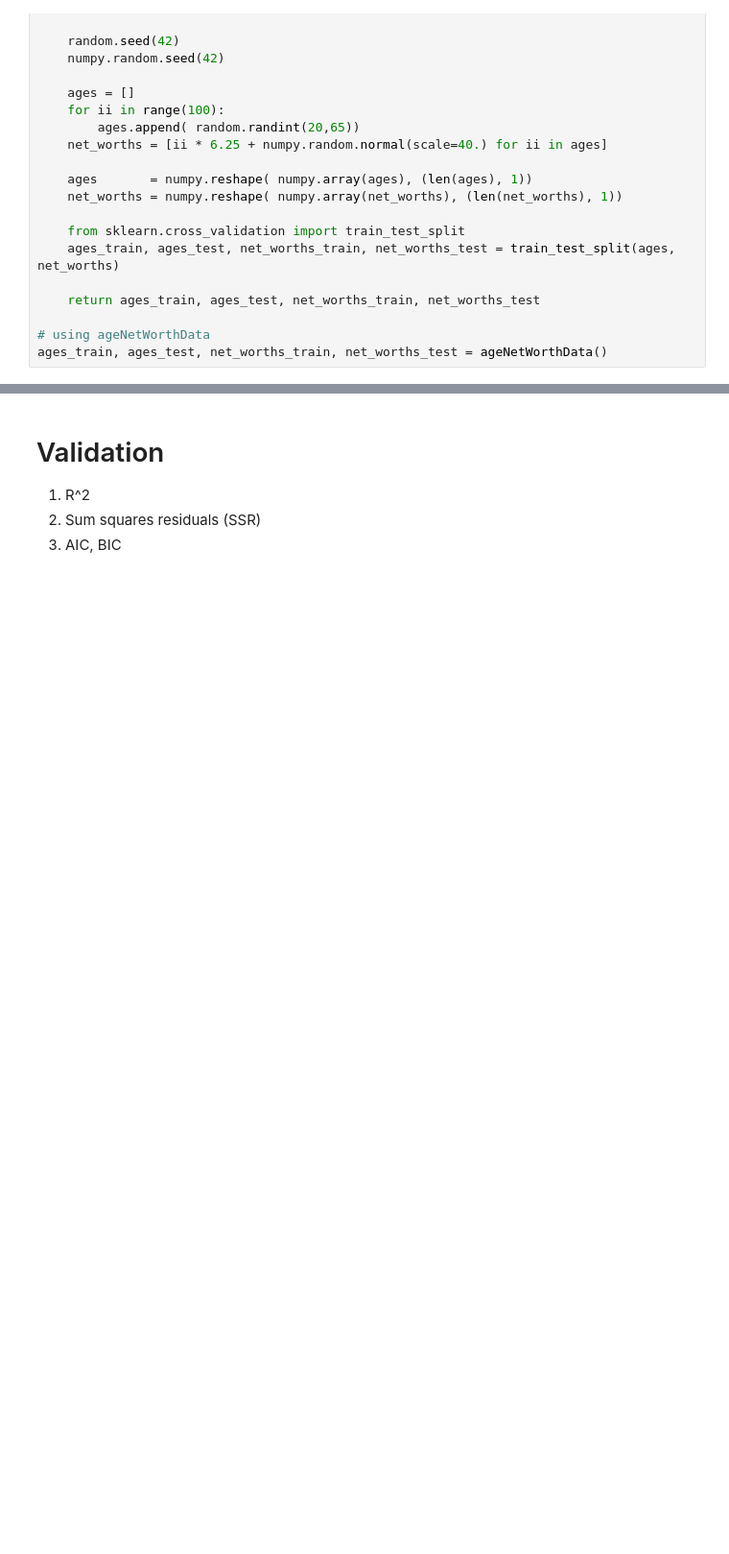
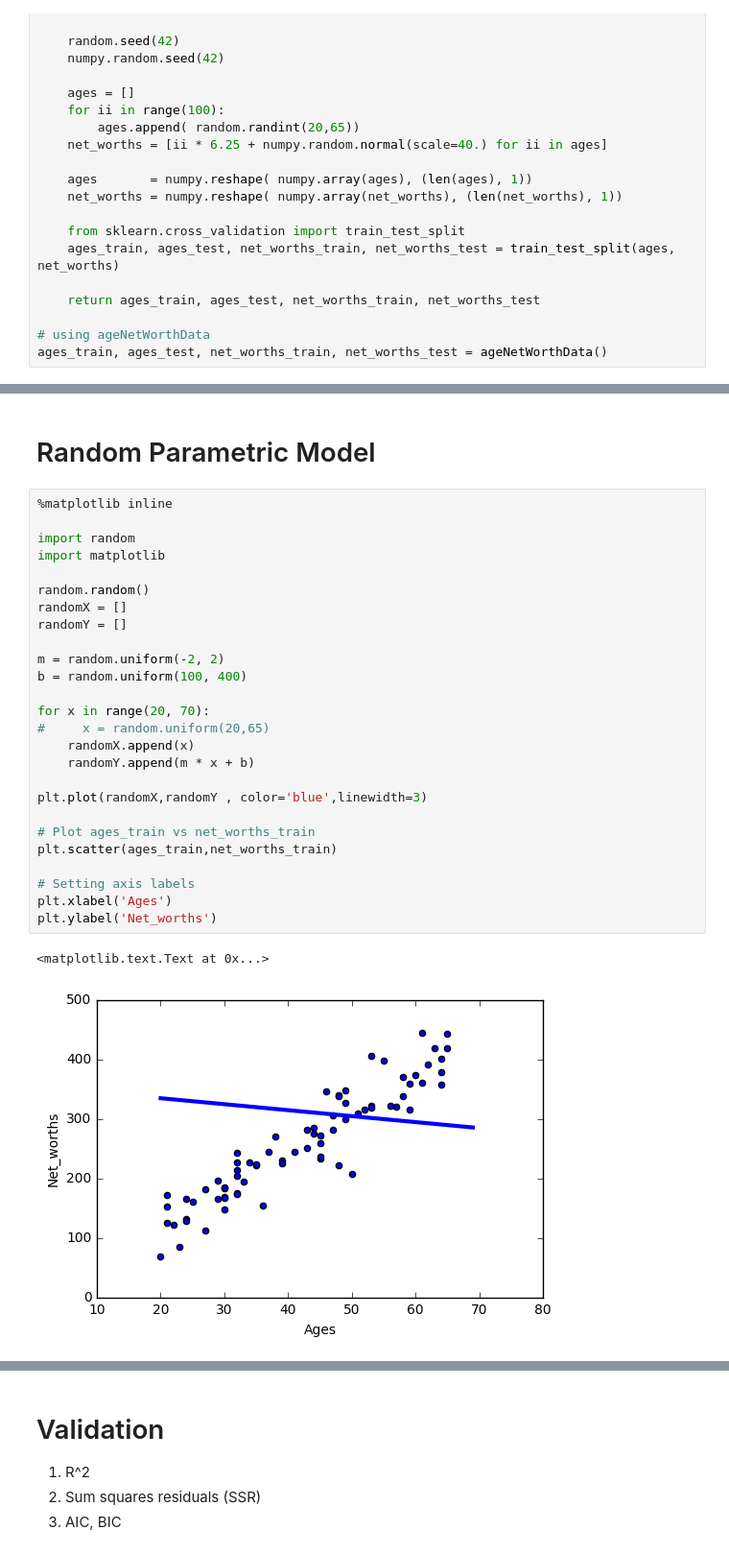
Before and after one commit to machine-learning-colombia/examples, a Jupyter notebook: notebooks/notMNIST/Regression.ipynb, the cells around one changed output, grey strips where cells are left out. Shown at 96% size. Saved outputs shown, nothing was run; the diff lists cells and outputs as text; blank space fills up the shorter version.

```diff
--- a/notebooks/notMNIST/Regression.ipynb
+++ b/notebooks/notMNIST/Regression.ipynb
@@ -49 +76,32 @@ plt.show()
+# %% [markdown]
+# Random Parametric Model
+# %%
+%matplotlib inline
+
+import random
+import matplotlib
+
+random.random()
+randomX = []
+randomY = []
+
+m = random.uniform(-2, 2)
+b = random.uniform(100, 400)
+
+for x in range(20, 70):
+#     x = random.uniform(20,65)
+    randomX.append(x)
+    randomY.append(m * x + b)
+
+plt.plot(randomX,randomY , color='blue',linewidth=3)
+
+# Plot ages_train vs net_worths_train
+plt.scatter(ages_train,net_worths_train)
+
+# Setting axis labels
+plt.xlabel('Ages')
+plt.ylabel('Net_worths')
+# %% [output]
+<matplotlib.text.Text at 0x...>
+[figure, added]
 # %% [markdown]
```
Also changed, not shown: parts of 7 cells of this notebook, 2 other files.
